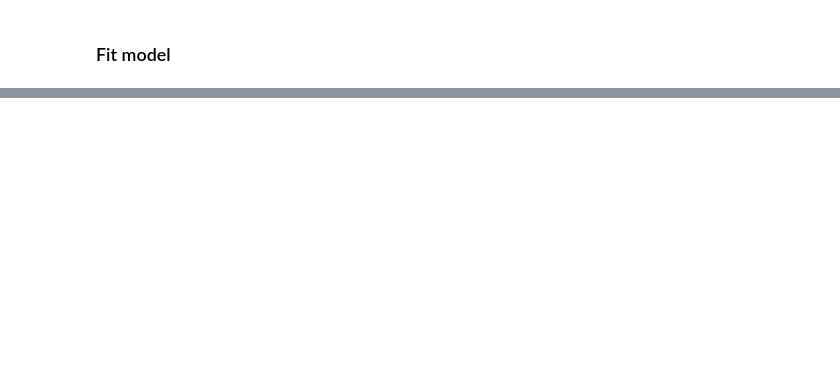
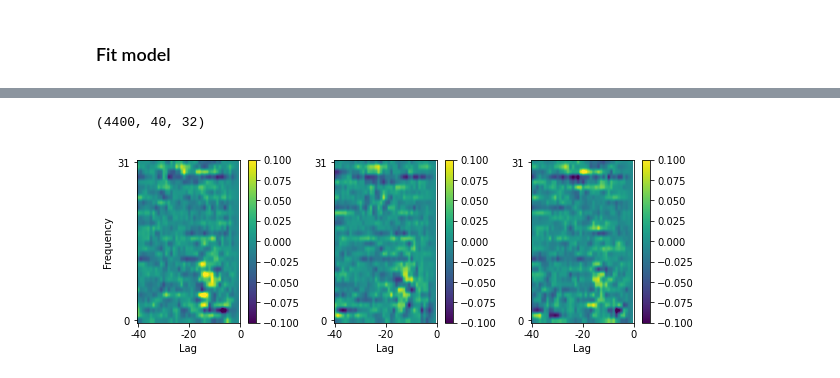
Before and after one commit to naplab/DSTRF, a Jupyter notebook: python/AuditoryNeuralEncoder.ipynb, the cells around one changed output, grey strips where cells are left out. Cells and saved outputs as stored; diff of their text form; code cells hidden in the pictures; blank space fills up the shorter version.

```diff
--- a/python/AuditoryNeuralEncoder.ipynb
+++ b/python/AuditoryNeuralEncoder.ipynb
@@ -195,4 +237,0 @@ plt.plot(history.history['val_metric_corr'])
-# %%
-model.load_weights(f"{model_base:s}.h5")
-pred = model(X_te)
-print(f"\tsplit #{jk+1}\t{fn_ncorr(pred):.3f}")
@@ -202,0 +253,52 @@ print(f"\tsplit #{jk+1}\t{fn_ncorr(pred):.3f}")
+# %%
+# Prepad in time
+def pad(x, n):
+    return np.pad(x, ((n-len(x), 0), (0, 0))) if len(x)<n else x
+
+# Load best model
+model.load_weights(model_path)
+
+# Chunk size to process input
+chunk_size = 550
+
+dstrf = []
+for i in range(8):
+    # Take chunk of input to process
+    # x should have shape: [batch x time x freq_bins]
+    x = tf.Variable(X_te[:,i*chunk_size:(i+1)*chunk_size])
+
+    # Predict response with gradient tracking
+    with tf.GradientTape(persistent=True) as g:
+        g.watch(x)
+        z = model(x)
+
+    # Calculate data Jacobian matrix dz/dx
+    # dz_dx has shape: [batch x time x channel x lag x freq_bins]
+    # We collapse the batch and channel dimensions, since they are both 1
+    dz_dx = g.jacobian(z, x).numpy()[0,:,0,:,:]
+
+    # Pick only the last 400 ms of the Jacobian for each time point, corresponding to the window
+    # of our feed-forward model
+    dz_dx = np.stack([pad(dz_dx[j, max(0, j-39):j+1, :], 40) for j in range(len(dz_dx))], 0)
+
+    dstrf.append(dz_dx)
+
+# Concatenate result from all chunks
+# dstrf should have shape: [time x lag x freq_bins]
+dstrf = np.concatenate(dstrf, axis=0)
+print(dstrf.shape)
+# %% [output]
+(4400, 40, 32)
+# %%
+clim = 0.1
+
+plt.figure(figsize=(10, 3))
+plt.subplot(131), plt.imshow(dstrf[230].T, origin='ll', aspect=2, vmin=-clim, vmax=clim)
+plt.colorbar(), plt.xlabel('Lag'), plt.ylabel('Frequency'), plt.xticks([0, 20, 40], [-40, -20, 0]), plt.yticks([0, 31])
+plt.subplot(132), plt.imshow(dstrf[340].T, origin='ll', aspect=2, vmin=-clim, vmax=clim)
+plt.colorbar(), plt.xlabel('Lag'), plt.xticks([0, 20, 40], [-40, -20, 0]),  plt.yticks([0, 31])
+plt.subplot(133), plt.imshow(dstrf[830].T, origin='ll', aspect=2, vmin=-clim, vmax=clim)
+plt.colorbar(), plt.xlabel('Lag'), plt.xticks([0, 20, 40], [-40, -20, 0]),  plt.yticks([0, 31])
+plt.show()
+# %% [output]
+[figure, added]
```
Also changed, not shown: parts of 21 cells of this notebook.
